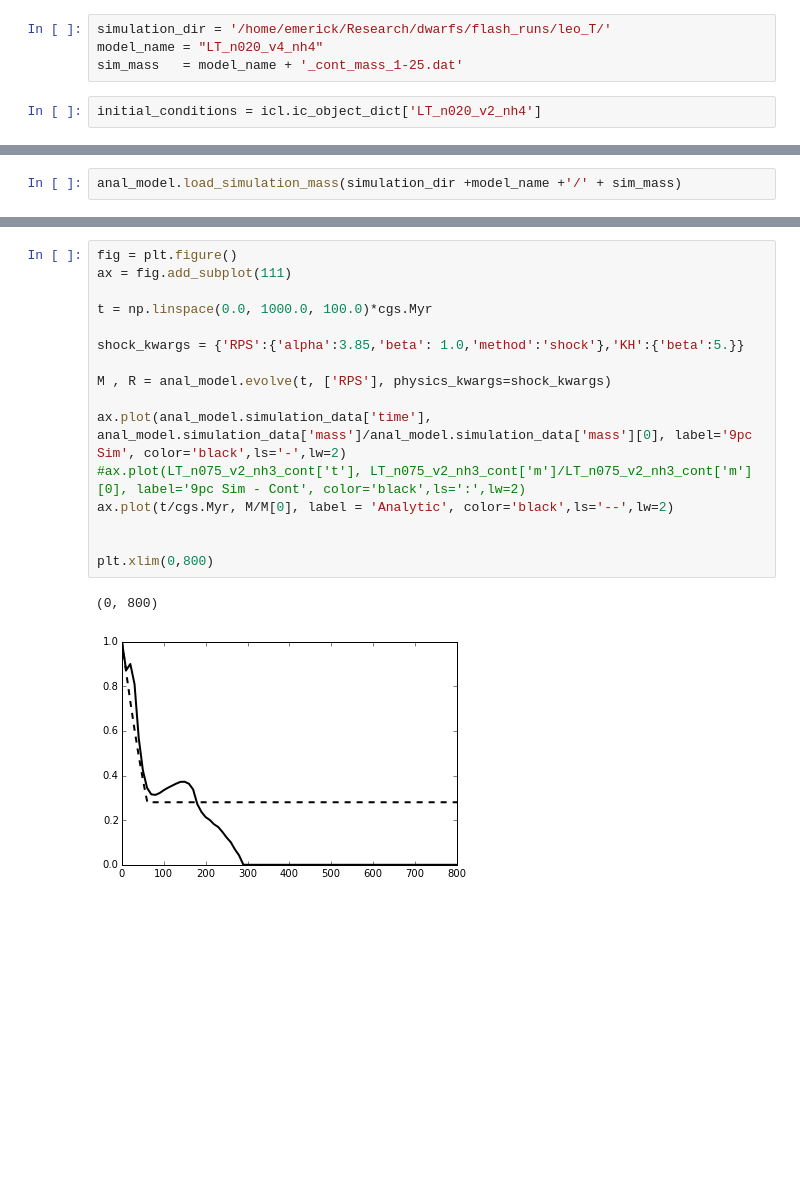
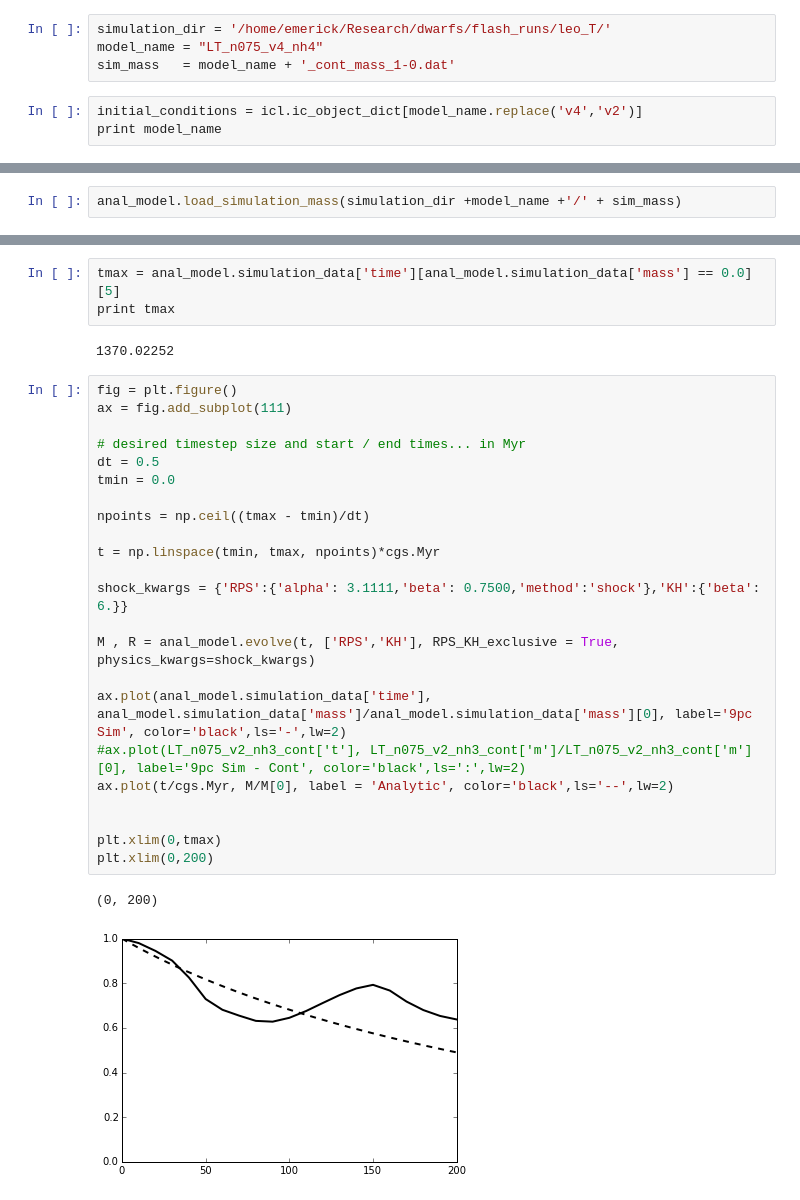
Before and after one commit to aemerick/dwarfs, a Jupyter notebook: analysis/analytic_model/LT_individual_model.ipynb, the cells around one changed output, grey strips where cells are left out. Drawn from its saved outputs; the diff is of its cells as text; blank space fills up the shorter version.

Commit message:
more plots

```diff
--- a/analysis/analytic_model/LT_individual_model.ipynb
+++ b/analysis/analytic_model/LT_individual_model.ipynb
@@ -28,7 +28,8 @@ MUST SET A 'potential_type'
 Loaded IC's for  16  dwarf galaxies
 # %%
 simulation_dir = '/home/emerick/Research/dwarfs/flash_runs/leo_T/'
-model_name = "LT_n020_v4_nh4"
-sim_mass   = model_name + '_cont_mass_1-25.dat'
+model_name = "LT_n075_v4_nh4"
+sim_mass   = model_name + '_cont_mass_1-0.dat'
 # %%
-initial_conditions = icl.ic_object_dict['LT_n020_v2_nh4']
+initial_conditions = icl.ic_object_dict[model_name.replace('v4','v2')]
+print model_name
@@ -41,19 +49,31 @@ anal_model.setup_orbit(0.0, initial_conditions.ic['n_halo'], 400.0E5)
+# %%
+tmax = anal_model.simulation_data['time'][anal_model.simulation_data['mass'] == 0.0][5]
+print tmax
+# %% [output]
+1370.02252
 # %%
 fig = plt.figure()
 ax = fig.add_subplot(111)
 
-t = np.linspace(0.0, 1000.0, 100.0)*cgs.Myr
+# desired timestep size and start / end times... in Myr
+dt = 0.5
+tmin = 0.0
 
-shock_kwargs = {'RPS':{'alpha':3.85,'beta': 1.0,'method':'shock'},'KH':{'beta':5.}}
+npoints = np.ceil((tmax - tmin)/dt)
 
-M , R = anal_model.evolve(t, ['RPS'], physics_kwargs=shock_kwargs)
+t = np.linspace(tmin, tmax, npoints)*cgs.Myr
+
+shock_kwargs = {'RPS':{'alpha': 3.1111,'beta': 0.7500,'method':'shock'},'KH':{'beta': 6.}}
+
+M , R = anal_model.evolve(t, ['RPS','KH'], RPS_KH_exclusive = True, physics_kwargs=shock_kwargs)
 
 ax.plot(anal_model.simulation_data['time'], anal_model.simulation_data['mass']/anal_model.simulation_data['mass'][0], label='9pc Sim', color='black',ls='-',lw=2)
 #ax.plot(LT_n075_v2_nh3_cont['t'], LT_n075_v2_nh3_cont['m']/LT_n075_v2_nh3_cont['m'][0], label='9pc Sim - Cont', color='black',ls=':',lw=2)
 ax.plot(t/cgs.Myr, M/M[0], label = 'Analytic', color='black',ls='--',lw=2)
 
 
-plt.xlim(0,800)
+plt.xlim(0,tmax)
+plt.xlim(0,200)
 # %% [output]
-(0, 800)
+(0, 200)
-[figure, old version]
+[figure, new version]
```
Also changed, not shown: parts of 11 cells of this notebook.
